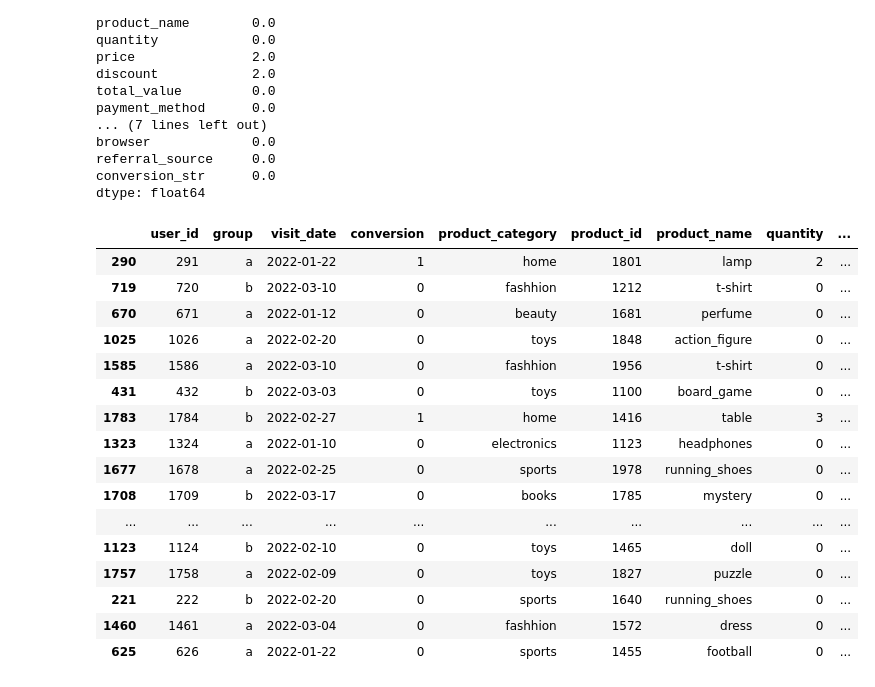
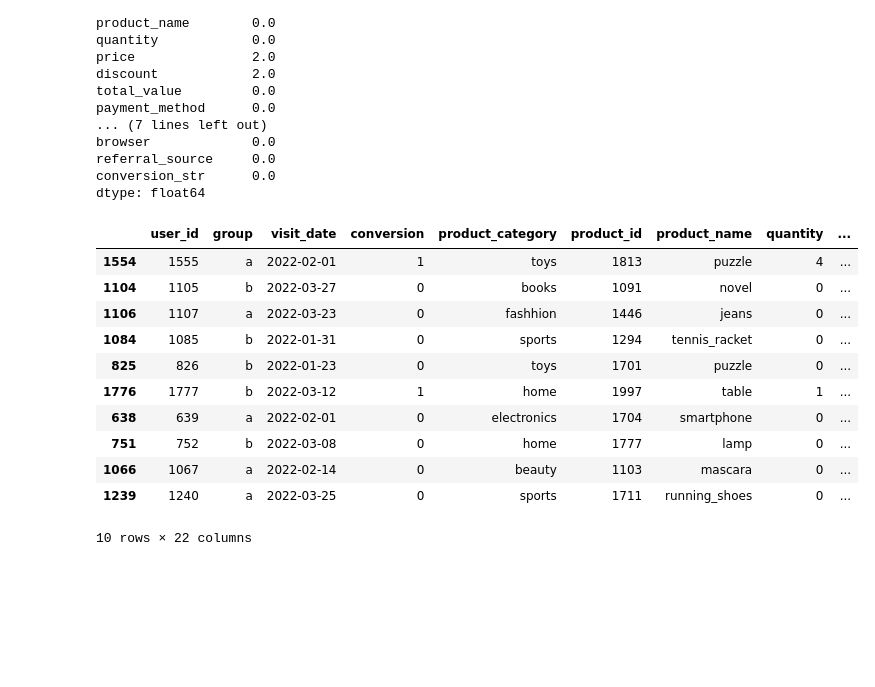
Before and after one commit to IGA-0658/amazon_abtesting, a Jupyter notebook: notebooks/03.nulos.ipynb, the cells around one changed output. Saved outputs shown, nothing was run; the diff lists cells and outputs as text; code cells hidden in the pictures; blank space fills up the shorter version.

```diff
--- a/notebooks/03.nulos.ipynb
+++ b/notebooks/03.nulos.ipynb
@@ -227,22 +228,17 @@ referral_source     0.0
 conversion_str      0.0
 dtype: float64
 # %%
-df.sample(20)
+df.sample(10)
 # %% [output]
 |  | user_id | group | visit_date | conversion | product_category | product_id | product_name | quantity | ... |
-| 290 | 291 | a | 2022-01-22 | 1 | home | 1801 | lamp | 2 | ... |
-| 719 | 720 | b | 2022-03-10 | 0 | fashhion | 1212 | t-shirt | 0 | ... |
-| 670 | 671 | a | 2022-01-12 | 0 | beauty | 1681 | perfume | 0 | ... |
-| 1025 | 1026 | a | 2022-02-20 | 0 | toys | 1848 | action_figure | 0 | ... |
-| 1585 | 1586 | a | 2022-03-10 | 0 | fashhion | 1956 | t-shirt | 0 | ... |
-| 431 | 432 | b | 2022-03-03 | 0 | toys | 1100 | board_game | 0 | ... |
-| 1783 | 1784 | b | 2022-02-27 | 1 | home | 1416 | table | 3 | ... |
-| 1323 | 1324 | a | 2022-01-10 | 0 | electronics | 1123 | headphones | 0 | ... |
-| 1677 | 1678 | a | 2022-02-25 | 0 | sports | 1978 | running_shoes | 0 | ... |
-| 1708 | 1709 | b | 2022-03-17 | 0 | books | 1785 | mystery | 0 | ... |
-| ... | ... | ... | ... | ... | ... | ... | ... | ... | ... |
-| 1123 | 1124 | b | 2022-02-10 | 0 | toys | 1465 | doll | 0 | ... |
-| 1757 | 1758 | a | 2022-02-09 | 0 | toys | 1827 | puzzle | 0 | ... |
-| 221 | 222 | b | 2022-02-20 | 0 | sports | 1640 | running_shoes | 0 | ... |
-| 1460 | 1461 | a | 2022-03-04 | 0 | fashhion | 1572 | dress | 0 | ... |
-| 625 | 626 | a | 2022-01-22 | 0 | sports | 1455 | football | 0 | ... |
+| 1554 | 1555 | a | 2022-02-01 | 1 | toys | 1813 | puzzle | 4 | ... |
+| 1104 | 1105 | b | 2022-03-27 | 0 | books | 1091 | novel | 0 | ... |
+| 1106 | 1107 | a | 2022-03-23 | 0 | fashhion | 1446 | jeans | 0 | ... |
+| 1084 | 1085 | b | 2022-01-31 | 0 | sports | 1294 | tennis_racket | 0 | ... |
+| 825 | 826 | b | 2022-01-23 | 0 | toys | 1701 | puzzle | 0 | ... |
+| 1776 | 1777 | b | 2022-03-12 | 1 | home | 1997 | table | 1 | ... |
+| 638 | 639 | a | 2022-02-01 | 0 | electronics | 1704 | smartphone | 0 | ... |
+| 751 | 752 | b | 2022-03-08 | 0 | home | 1777 | lamp | 0 | ... |
+| 1066 | 1067 | a | 2022-02-14 | 0 | beauty | 1103 | mascara | 0 | ... |
+| 1239 | 1240 | a | 2022-03-25 | 0 | sports | 1711 | running_shoes | 0 | ... |
+10 rows × 22 columns
```
Also changed, not shown: parts of 14 cells of this notebook, 1 other file.
